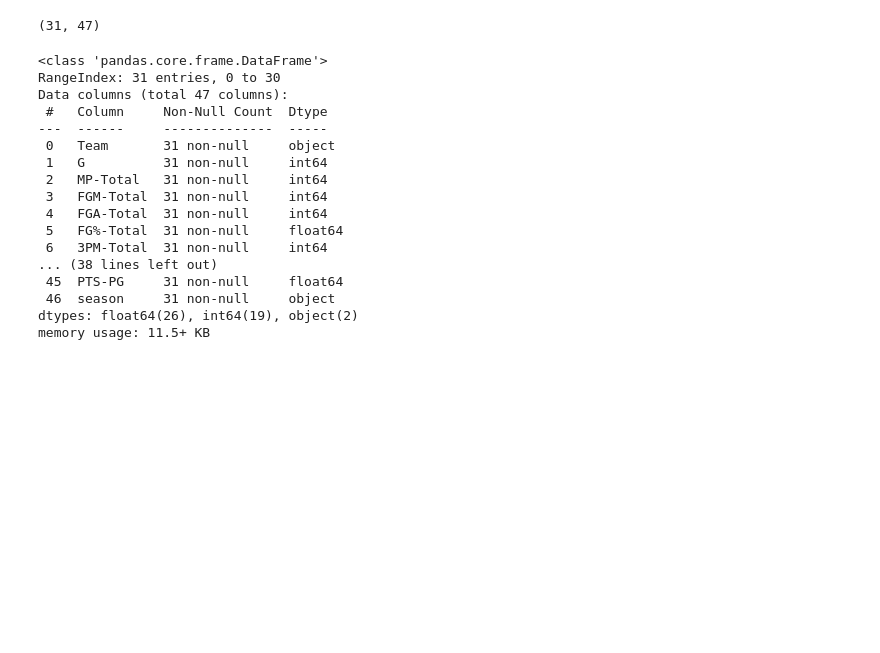
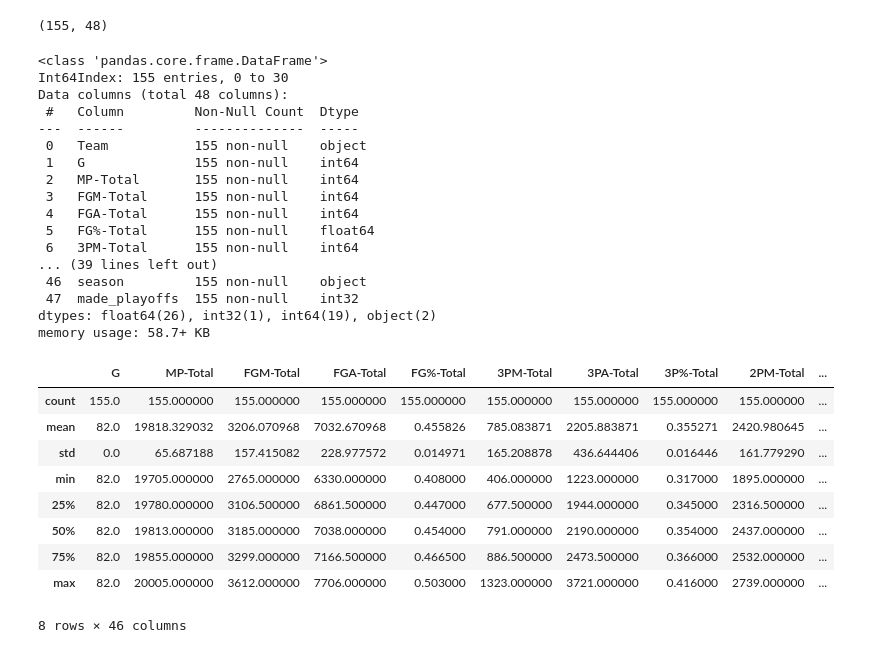
Before and after one commit to sathwikkes/NBA-Teams-Analysis, a Jupyter notebook: Data-Wrangling-&-Exploratory-Analysis.ipynb, the cells around one changed output. Saved outputs shown, nothing was run; the diff lists cells and outputs as text; code cells hidden in the pictures; blank space fills up the shorter version.

```diff
--- a/Data-Wrangling-&-Exploratory-Analysis.ipynb
+++ b/Data-Wrangling-&-Exploratory-Analysis.ipynb
@@ -33,27 +57,40 @@ df_2015.head()
 # %%
-df_2015.shape
+df.shape
 # %% [output]
-(31, 47)
+(155, 48)
 # %%
-df_2015.info()
+df.info()
 # %% [output]
 <class 'pandas.core.frame.DataFrame'>
-RangeIndex: 31 entries, 0 to 30
-Data columns (total 47 columns):
- #   Column     Non-Null Count  Dtype
----  ------     --------------  -----
- 0   Team       31 non-null     object
- 1   G          31 non-null     int64
- 2   MP-Total   31 non-null     int64
- 3   FGM-Total  31 non-null     int64
- 4   FGA-Total  31 non-null     int64
- 5   FG%-Total  31 non-null     float64
- 6   3PM-Total  31 non-null     int64
-... (38 lines left out)
- 45  PTS-PG     31 non-null     float64
- 46  season     31 non-null     object
-dtypes: float64(26), int64(19), object(2)
-memory usage: 11.5+ KB
+Int64Index: 155 entries, 0 to 30
+Data columns (total 48 columns):
+ #   Column         Non-Null Count  Dtype
+---  ------         --------------  -----
+ 0   Team           155 non-null    object
+ 1   G              155 non-null    int64
+ 2   MP-Total       155 non-null    int64
+ 3   FGM-Total      155 non-null    int64
+ 4   FGA-Total      155 non-null    int64
+ 5   FG%-Total      155 non-null    float64
+ 6   3PM-Total      155 non-null    int64
+... (39 lines left out)
+ 46  season         155 non-null    object
+ 47  made_playoffs  155 non-null    int32
+dtypes: float64(26), int32(1), int64(19), object(2)
+memory usage: 58.7+ KB
+# %%
+df.describe()
+# %% [output]
+|  | G | MP-Total | FGM-Total | FGA-Total | FG%-Total | 3PM-Total | 3PA-Total | 3P%-Total | 2PM-Total | ... |
+| count | 155.0 | 155.000000 | 155.000000 | 155.000000 | 155.000000 | 155.000000 | 155.000000 | 155.000000 | 155.000000 | ... |
+| mean | 82.0 | 19818.329032 | 3206.070968 | 7032.670968 | 0.455826 | 785.083871 | 2205.883871 | 0.355271 | 2420.980645 | ... |
+| std | 0.0 | 65.687188 | 157.415082 | 228.977572 | 0.014971 | 165.208878 | 436.644406 | 0.016446 | 161.779290 | ... |
+| min | 82.0 | 19705.000000 | 2765.000000 | 6330.000000 | 0.408000 | 406.000000 | 1223.000000 | 0.317000 | 1895.000000 | ... |
+| 25% | 82.0 | 19780.000000 | 3106.500000 | 6861.500000 | 0.447000 | 677.500000 | 1944.000000 | 0.345000 | 2316.500000 | ... |
+| 50% | 82.0 | 19813.000000 | 3185.000000 | 7038.000000 | 0.454000 | 791.000000 | 2190.000000 | 0.354000 | 2437.000000 | ... |
+| 75% | 82.0 | 19855.000000 | 3299.000000 | 7166.500000 | 0.466500 | 886.500000 | 2473.500000 | 0.366000 | 2532.000000 | ... |
+| max | 82.0 | 20005.000000 | 3612.000000 | 7706.000000 | 0.503000 | 1323.000000 | 3721.000000 | 0.416000 | 2739.000000 | ... |
+8 rows × 46 columns
 # %%
 plt.figure(figsize=(12,6))
 
```
Also changed, not shown: parts of 34 cells of this notebook.
